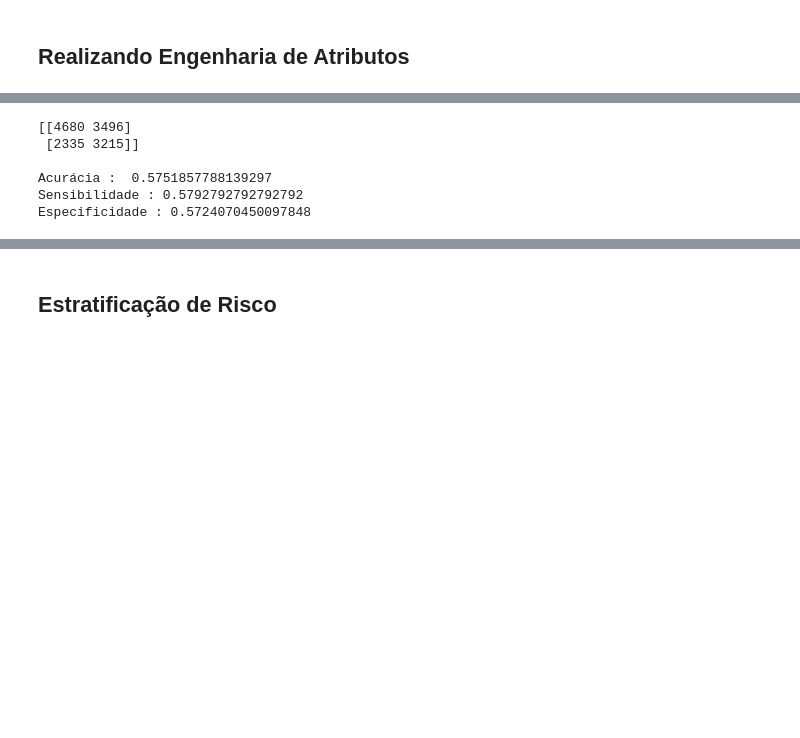
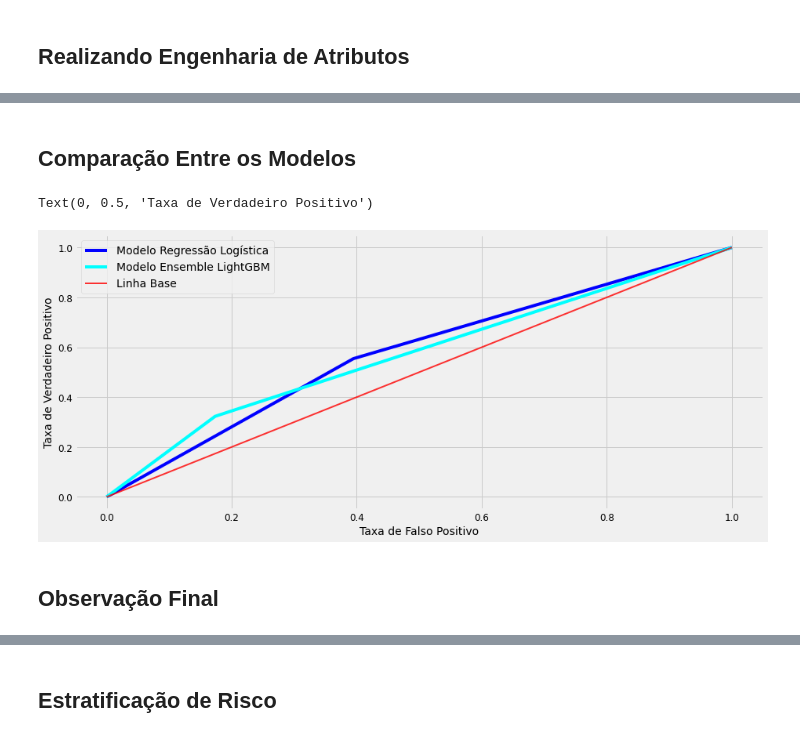
Before and after one commit to RodrigoLima82/Estratificacao_Risco_Diabetes, a Jupyter notebook: Estratificacao_de_Risco_Diabetes.ipynb, the cells around one changed output, grey strips where cells are left out. Drawn from its saved outputs; the diff is of its cells as text; code cells hidden in the pictures; blank space fills up the shorter version.

```diff
--- a/Estratificacao_de_Risco_Diabetes.ipynb
+++ b/Estratificacao_de_Risco_Diabetes.ipynb
@@ -867,35 +629,26 @@ def predict(x_te, models_nn):
-# %%
-# Realiza as previsões
-dl_Y_pred = predict(X_teste_scaled, models_nn)
-
-# Converte as probabilidades em classe
-dl_t_Y_pred = (dl_Y_pred > 0.5)
-
-# Agora convertemos os valores booleanos em classe binária, 0 ou 1
-Y_dl_pred = np.where(dl_t_Y_pred == 'True', 1, dl_t_Y_pred)
-
-# Cria e imprime a matriz de confusão
-conf_matriz_dl = confusion_matrix(Y_teste, Y_dl_pred)
-print(conf_matriz_dl)
-
-# Calcula o total
-total1 = sum(sum(conf_matriz_dl))
-
-# Calcula a acurácia
-accuracy_dl = (conf_matriz_dl[0,0] + conf_matriz_dl[1,1]) / total1
-
-# Calcula especificidade e sensibilidade
-speci_dl = conf_matriz_dl[0,0] / (conf_matriz_dl[0,0] + conf_matriz_dl[0,1])
-sensi_dl = conf_matriz_dl[1,1] / (conf_matriz_dl[1,0] + conf_matriz_dl[1,1])
-
-# Print
-print('\nAcurácia : ', accuracy_dl)
-print('Sensibilidade :', sensi_dl)
-print('Especificidade :', speci_dl)
-# %% [output]
-[[4680 3496]
- [2335 3215]]
-
-Acurácia :  0.5751857788139297
-Sensibilidade : 0.5792792792792792
-Especificidade : 0.5724070450097848
+# %% [markdown]
+## Comparação Entre os Modelos
+# %%
+# Extrai as métricas para a Curva ROC (aqui usamos as previsões das probabilidades)
+lr_fpr, lr_tpr, thresholds = roc_curve(Y_teste, lr_t_y_pred)
+
+# Extrai as métricas para a Curva ROC (aqui usamos as previsões das probabilidades)
+lgb_fpr, lgb_tpr, thresholds = roc_curve(Y_teste, lgb_t_y_pred)
+
+# Comparação via Curva ROC
+plt.plot(lr_fpr, lr_tpr, label = 'Modelo Regressão Logística',color = 'blue')
+plt.plot(lgb_fpr, lgb_tpr, label = 'Modelo Ensemble LightGBM', color = 'cyan')
+
+
+# Cria a linha base (linha tracejada em vermelho)
+plt.plot([0, 1], [0, 1], linestyle = '-', lw = 2, color = 'r', label = 'Linha Base', alpha = .8)
+
+# Plot
+plt.legend()
+plt.xlabel('Taxa de Falso Positivo')
+plt.ylabel('Taxa de Verdadeiro Positivo')
+# %% [output]
+Text(0, 0.5, 'Taxa de Verdadeiro Positivo')
+[figure, added]
+# %% [markdown]
+## Observação Final
```
Also changed, not shown: parts of 35 cells of this notebook.
